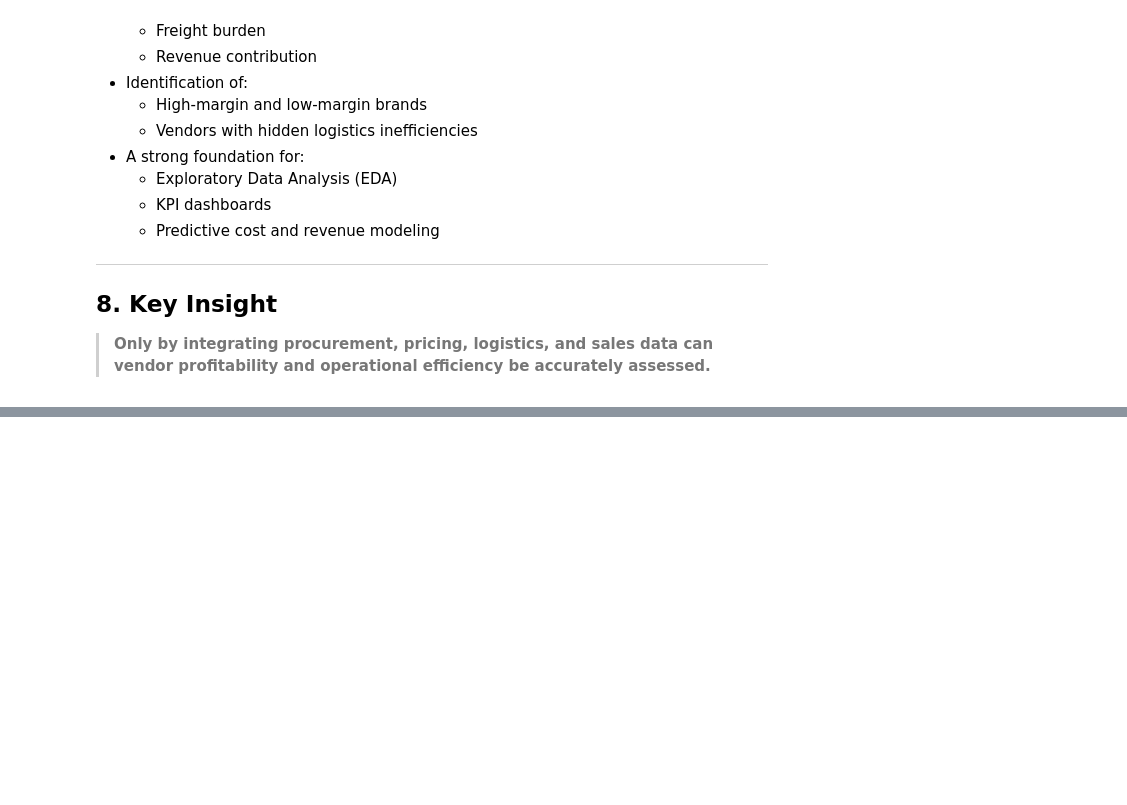
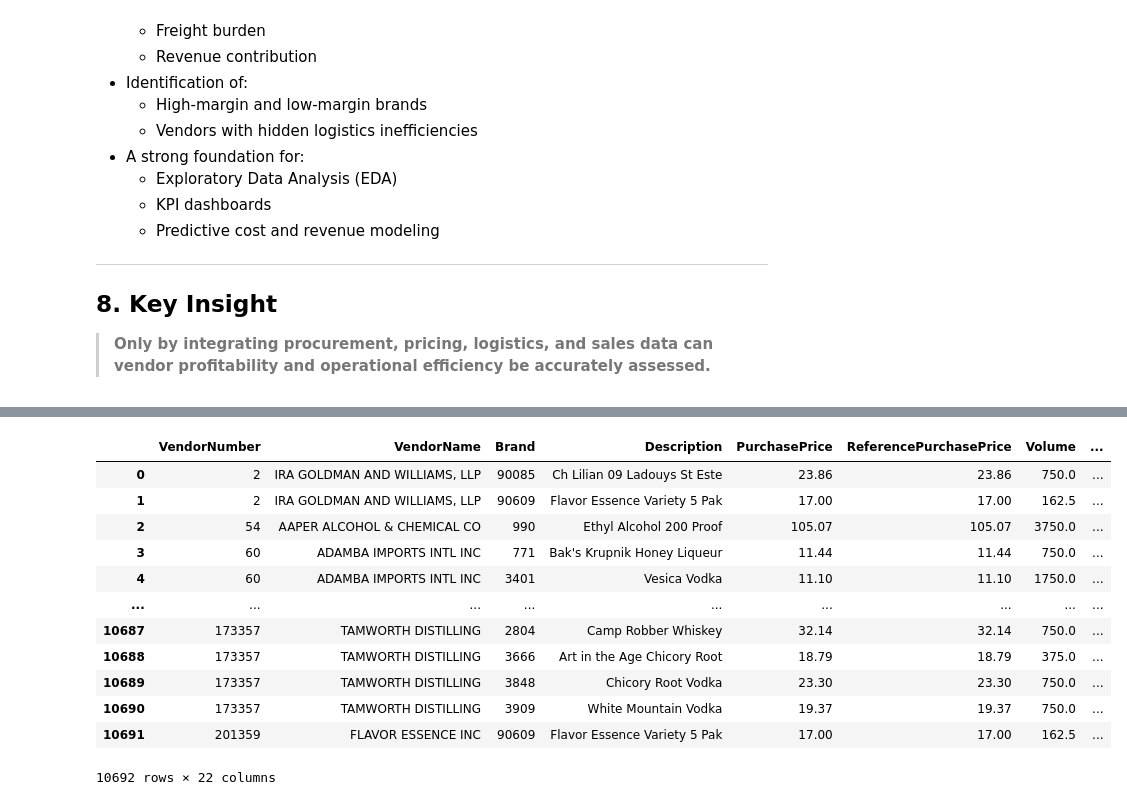
Before and after one commit to Sajal-kanwal/Vendor-Performance-Analysis, a Jupyter notebook: eda.ipynb, the cells around one changed output, grey strips where cells are left out. Drawn from its saved outputs; the diff is of its cells as text; code cells hidden in the pictures; blank space fills up the shorter version.

```diff
--- a/eda.ipynb
+++ b/eda.ipynb
@@ -210,0 +833,16 @@ Creating a unified summary table enables:
+# %%
+display(pd.read_sql_query("select * from vendor_sales_summary", engine))
+# %% [output]
+|  | VendorNumber | VendorName | Brand | Description | PurchasePrice | ReferencePurchasePrice | Volume | ... |
+| 0 | 2 | IRA GOLDMAN AND WILLIAMS, LLP | 90085 | Ch Lilian 09 Ladouys St Este | 23.86 | 23.86 | 750.0 | ... |
+| 1 | 2 | IRA GOLDMAN AND WILLIAMS, LLP | 90609 | Flavor Essence Variety 5 Pak | 17.00 | 17.00 | 162.5 | ... |
+| 2 | 54 | AAPER ALCOHOL & CHEMICAL CO | 990 | Ethyl Alcohol 200 Proof | 105.07 | 105.07 | 3750.0 | ... |
+| 3 | 60 | ADAMBA IMPORTS INTL INC | 771 | Bak's Krupnik Honey Liqueur | 11.44 | 11.44 | 750.0 | ... |
+| 4 | 60 | ADAMBA IMPORTS INTL INC | 3401 | Vesica Vodka | 11.10 | 11.10 | 1750.0 | ... |
+| ... | ... | ... | ... | ... | ... | ... | ... | ... |
+| 10687 | 173357 | TAMWORTH DISTILLING | 2804 | Camp Robber Whiskey | 32.14 | 32.14 | 750.0 | ... |
+| 10688 | 173357 | TAMWORTH DISTILLING | 3666 | Art in the Age Chicory Root | 18.79 | 18.79 | 375.0 | ... |
+| 10689 | 173357 | TAMWORTH DISTILLING | 3848 | Chicory Root Vodka | 23.30 | 23.30 | 750.0 | ... |
+| 10690 | 173357 | TAMWORTH DISTILLING | 3909 | White Mountain Vodka | 19.37 | 19.37 | 750.0 | ... |
+| 10691 | 201359 | FLAVOR ESSENCE INC | 90609 | Flavor Essence Variety 5 Pak | 17.00 | 17.00 | 162.5 | ... |
+10692 rows × 22 columns
```
Also changed, not shown: parts of 24 cells of this notebook.
